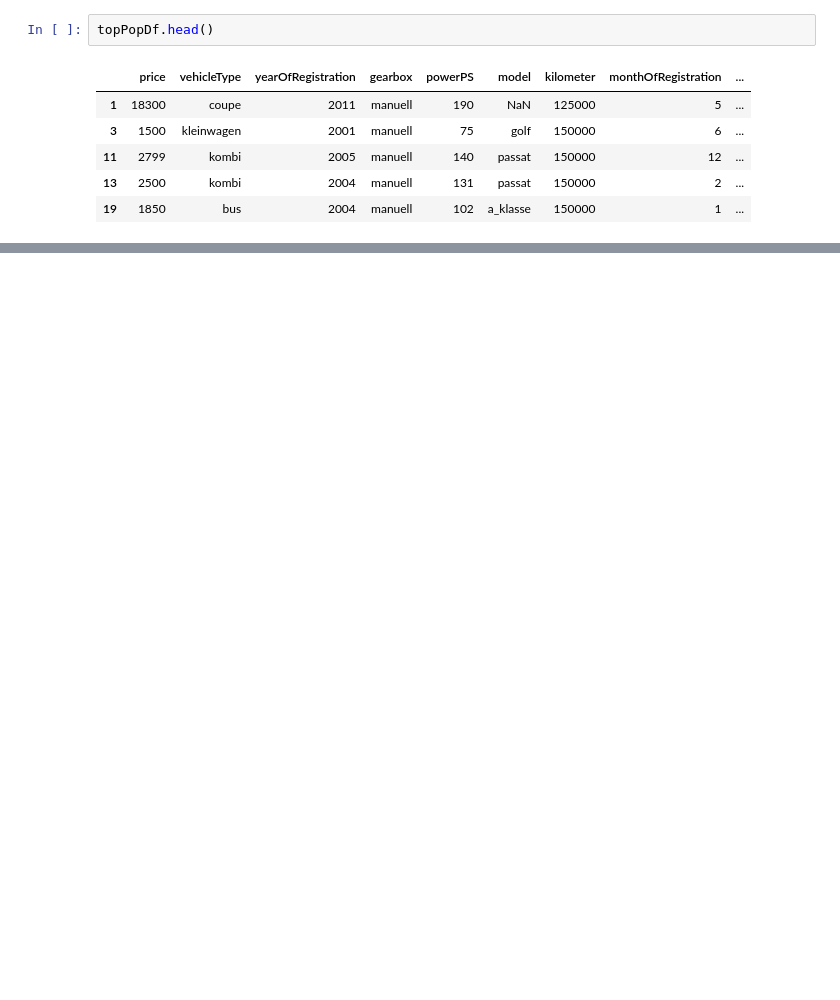
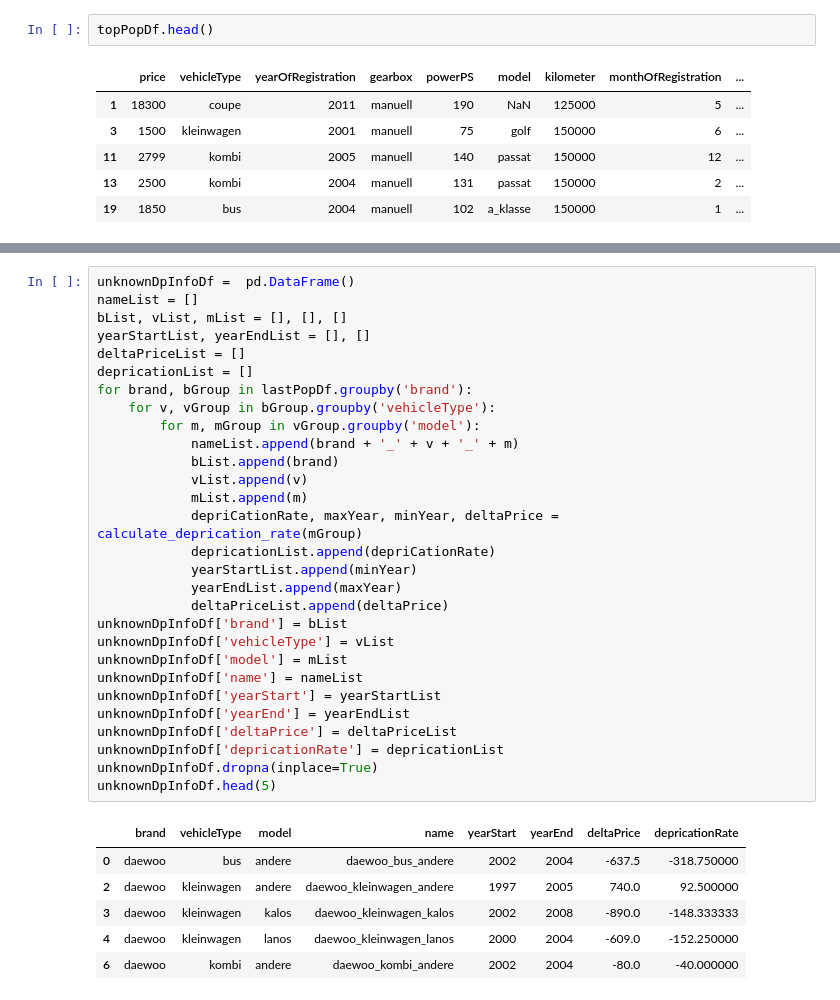
Before and after one commit to phinna/DataSciencePratice, a Jupyter notebook: carAnalysisReport.ipynb, the cells around one changed output, grey strips where cells are left out. Drawn from its saved outputs; the diff is of its cells as text; blank space fills up the shorter version.

```diff
--- a/carAnalysisReport.ipynb
+++ b/carAnalysisReport.ipynb
@@ -527,0 +567,36 @@ depricationInfoDf.head(10)
+# %%
+unknownDpInfoDf =  pd.DataFrame()
+nameList = []
+bList, vList, mList = [], [], []
+yearStartList, yearEndList = [], []
+deltaPriceList = []
+depricationList = []
+for brand, bGroup in lastPopDf.groupby('brand'):
+    for v, vGroup in bGroup.groupby('vehicleType'):
+        for m, mGroup in vGroup.groupby('model'):
+            nameList.append(brand + '_' + v + '_' + m)
+            bList.append(brand)
+            vList.append(v)
+            mList.append(m)
+            depriCationRate, maxYear, minYear, deltaPrice = calculate_deprication_rate(mGroup)
+            depricationList.append(depriCationRate)
+            yearStartList.append(minYear)
+            yearEndList.append(maxYear)
+            deltaPriceList.append(deltaPrice)
+unknownDpInfoDf['brand'] = bList
+unknownDpInfoDf['vehicleType'] = vList
+unknownDpInfoDf['model'] = mList
+unknownDpInfoDf['name'] = nameList
+unknownDpInfoDf['yearStart'] = yearStartList
+unknownDpInfoDf['yearEnd'] = yearEndList
+unknownDpInfoDf['deltaPrice'] = deltaPriceList
+unknownDpInfoDf['depricationRate'] = depricationList
+unknownDpInfoDf.dropna(inplace=True)
+unknownDpInfoDf.head(5)
+# %% [output]
+|  | brand | vehicleType | model | name | yearStart | yearEnd | deltaPrice | depricationRate |
+| 0 | daewoo | bus | andere | daewoo_bus_andere | 2002 | 2004 | -637.5 | -318.750000 |
+| 2 | daewoo | kleinwagen | andere | daewoo_kleinwagen_andere | 1997 | 2005 | 740.0 | 92.500000 |
+| 3 | daewoo | kleinwagen | kalos | daewoo_kleinwagen_kalos | 2002 | 2008 | -890.0 | -148.333333 |
+| 4 | daewoo | kleinwagen | lanos | daewoo_kleinwagen_lanos | 2000 | 2004 | -609.0 | -152.250000 |
+| 6 | daewoo | kombi | andere | daewoo_kombi_andere | 2002 | 2004 | -80.0 | -40.000000 |
```
Also changed, not shown: parts of 24 cells of this notebook.
